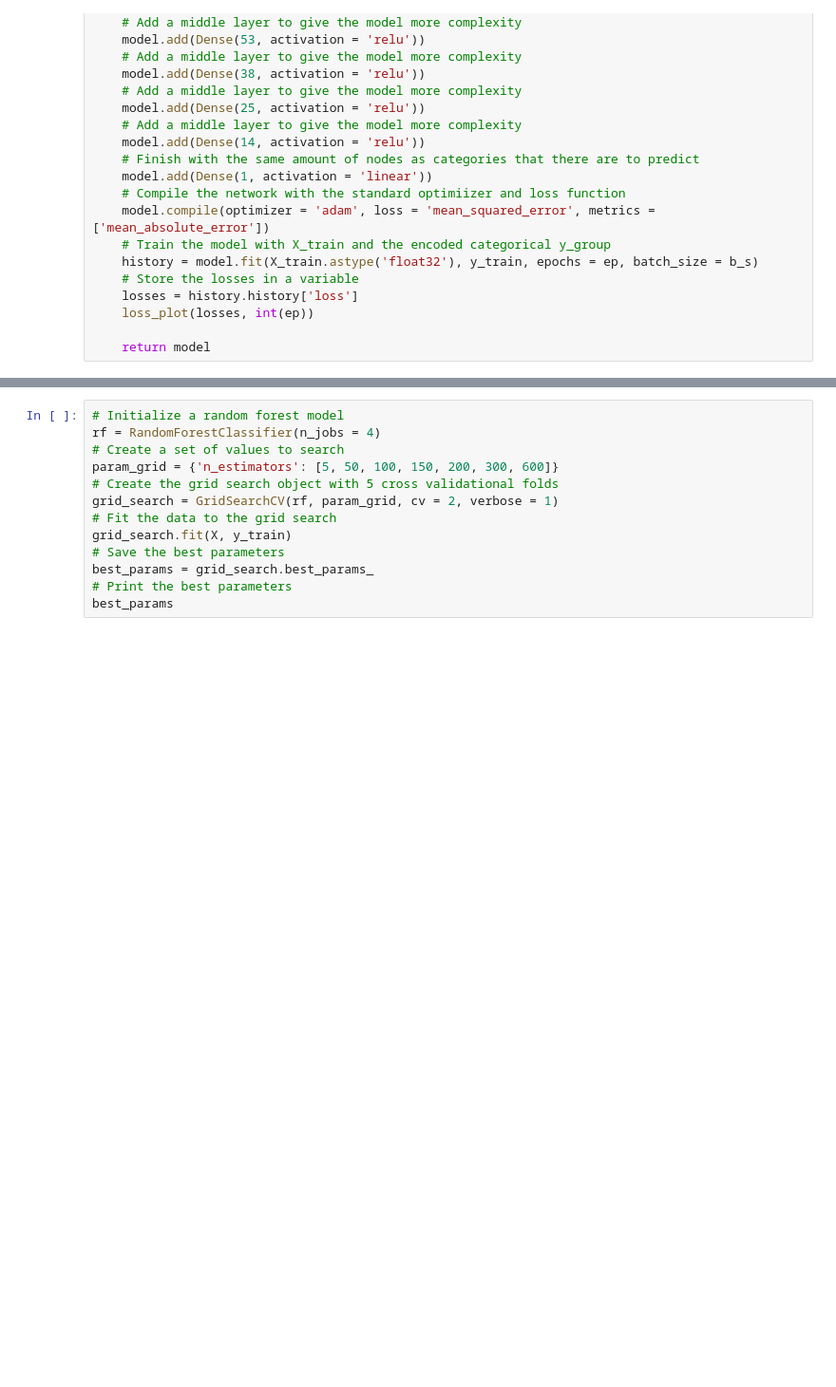
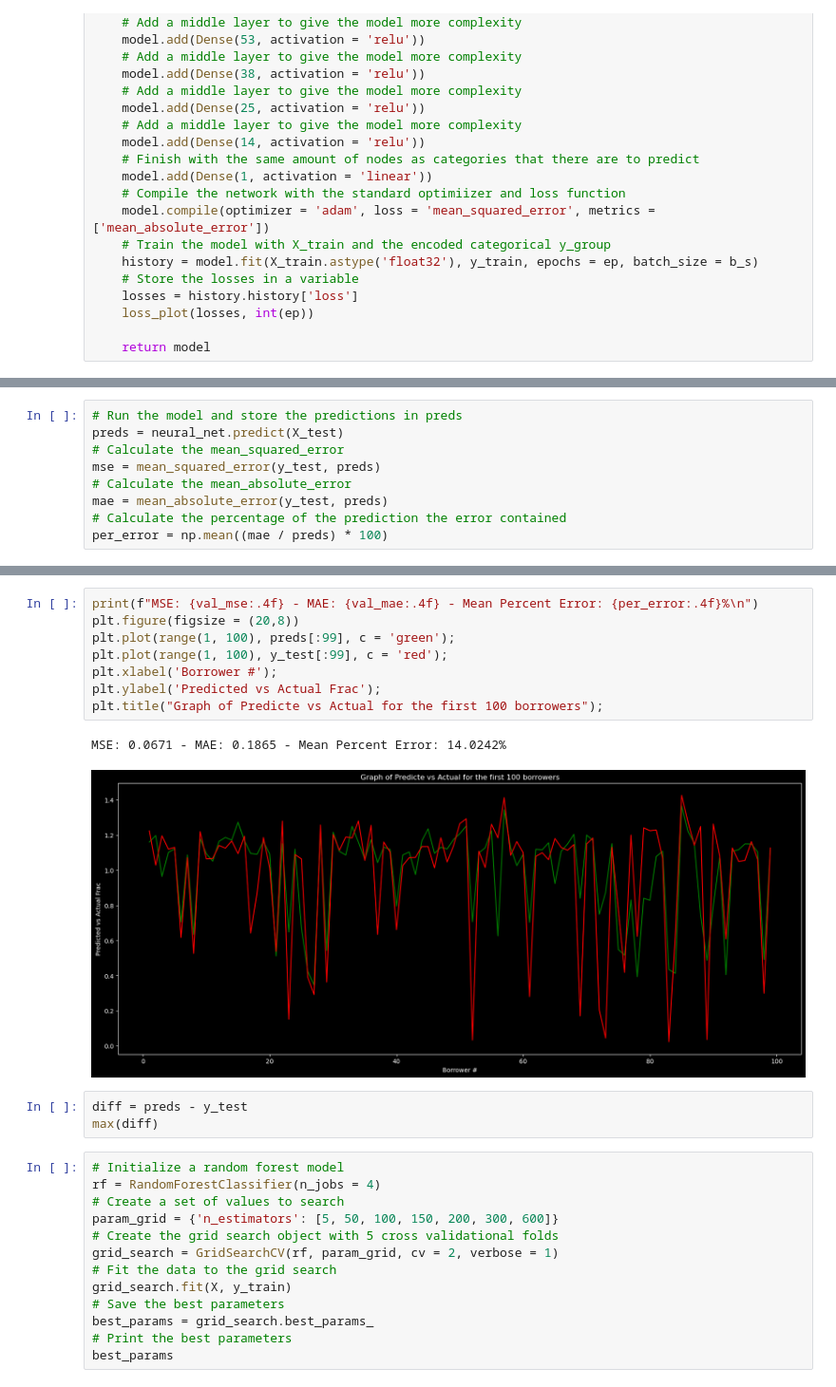
Before and after one commit to Jewdah18/Loan-Default-Risk, a Jupyter notebook: notebooks/Modelling.ipynb, the cells around one changed output, grey strips where cells are left out. Shown at 95% size. Saved outputs shown, nothing was run; the diff lists cells and outputs as text; blank space fills up the shorter version.

```diff
--- a/notebooks/Modelling.ipynb
+++ b/notebooks/Modelling.ipynb
@@ -221,0 +289,9 @@ NameError: name 'mean_absolute_error' is not defined
+# %%
+# Run the model and store the predictions in preds
+preds = neural_net.predict(X_test)
+# Calculate the mean_squared_error
+mse = mean_squared_error(y_test, preds)
+# Calculate the mean_absolute_error
+mae = mean_absolute_error(y_test, preds)
+# Calculate the percentage of the prediction the error contained
+per_error = np.mean((mae / preds) * 100)
@@ -222,3 +300,17 @@ NameError: name 'mean_absolute_error' is not defined
+# %%
+print(f"MSE: {val_mse:.4f} - MAE: {val_mae:.4f} - Mean Percent Error: {per_error:.4f}%\n")
+plt.figure(figsize = (20,8))
+plt.plot(range(1, 100), preds[:99], c = 'green');
+plt.plot(range(1, 100), y_test[:99], c = 'red');
+plt.xlabel('Borrower #');
+plt.ylabel('Predicted vs Actual Frac');
+plt.title("Graph of Predicte vs Actual for the first 100 borrowers");
+# %% [output]
+MSE: 0.0671 - MAE: 0.1865 - Mean Percent Error: 14.0242%
+[figure, added]
+# %%
+diff = preds - y_test
+max(diff)
 # %%
 # Initialize a random forest model
 rf = RandomForestClassifier(n_jobs = 4)
```
Also changed, not shown: parts of 4 cells of this notebook.
